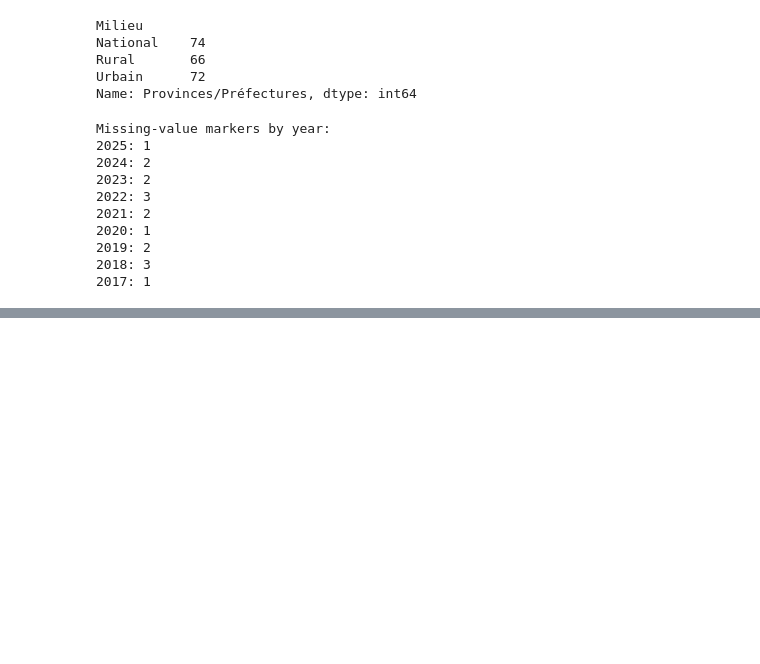
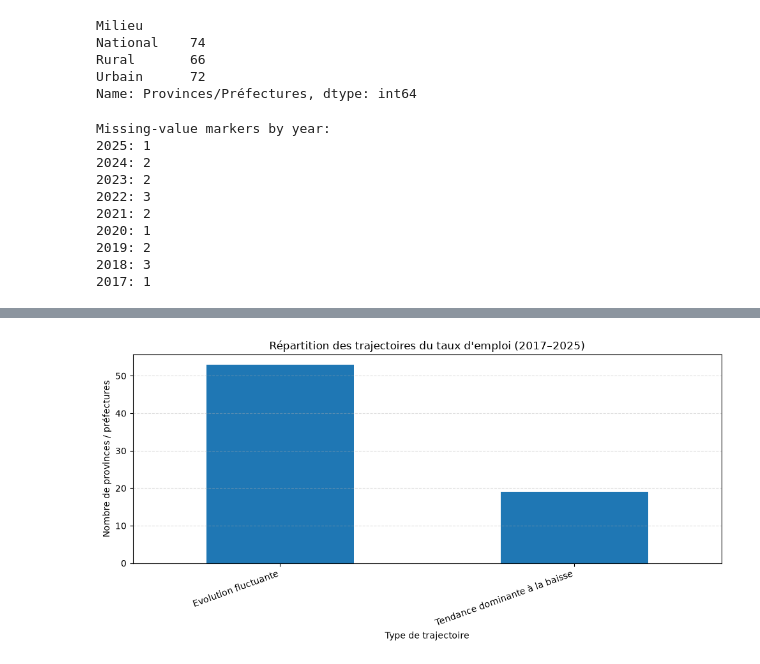
Before and after one commit to Oussamak05/morocco-labour-market-intelligence, a Jupyter notebook: notebooks/04_employment_province.ipynb, the cells around one changed output, grey strips where cells are left out. Saved outputs shown, nothing was run; the diff lists cells and outputs as text; code cells hidden in the pictures; blank space fills up the shorter version.

```diff
--- a/notebooks/04_employment_province.ipynb
+++ b/notebooks/04_employment_province.ipynb
@@ -217,0 +546,17 @@ Missing-value markers by year:
+# %%
+# Calculate missing values for each year
+missing_by_year = pd.DataFrame({
+    "Annee": year_cols,
+    "Valeurs_manquantes": [
+        df_employment_clean[year].isna().sum()
+        for year in year_cols
+    ]
+})
+
+missing_by_year["Taux_manquants_pct"] = (
+    missing_by_year["Valeurs_manquantes"]
+    / len(df_employment_clean)
+    * 100
+)
+
+display(missing_by_year)
@@ -217,0 +1555,30 @@ Missing-value markers by year:
+# %%
+# Count territories in each trajectory category
+trajectory_counts = (
+    df_employment_trajectory["Trajectoire"]
+    .value_counts()
+)
+
+# Create a bar chart
+plt.figure(figsize=(10, 5))
+
+trajectory_counts.plot(kind="bar")
+
+plt.title("Répartition des trajectoires du taux d'emploi (2017–2025)")
+plt.xlabel("Type de trajectoire")
+plt.ylabel("Nombre de provinces / préfectures")
+plt.xticks(rotation=20, ha="right")
+plt.grid(axis="y", linestyle="--", alpha=0.4)
+
+plt.tight_layout()
+
+# Save the figure
+plt.savefig(
+    FIGURES_DIR / "employment_trajectory_distribution_2017_2025.png",
+    dpi=300,
+    bbox_inches="tight"
+)
+
+plt.show()
+# %% [output]
+[figure, added]
```
Also changed, not shown: parts of 73 cells of this notebook, 5 other files.
